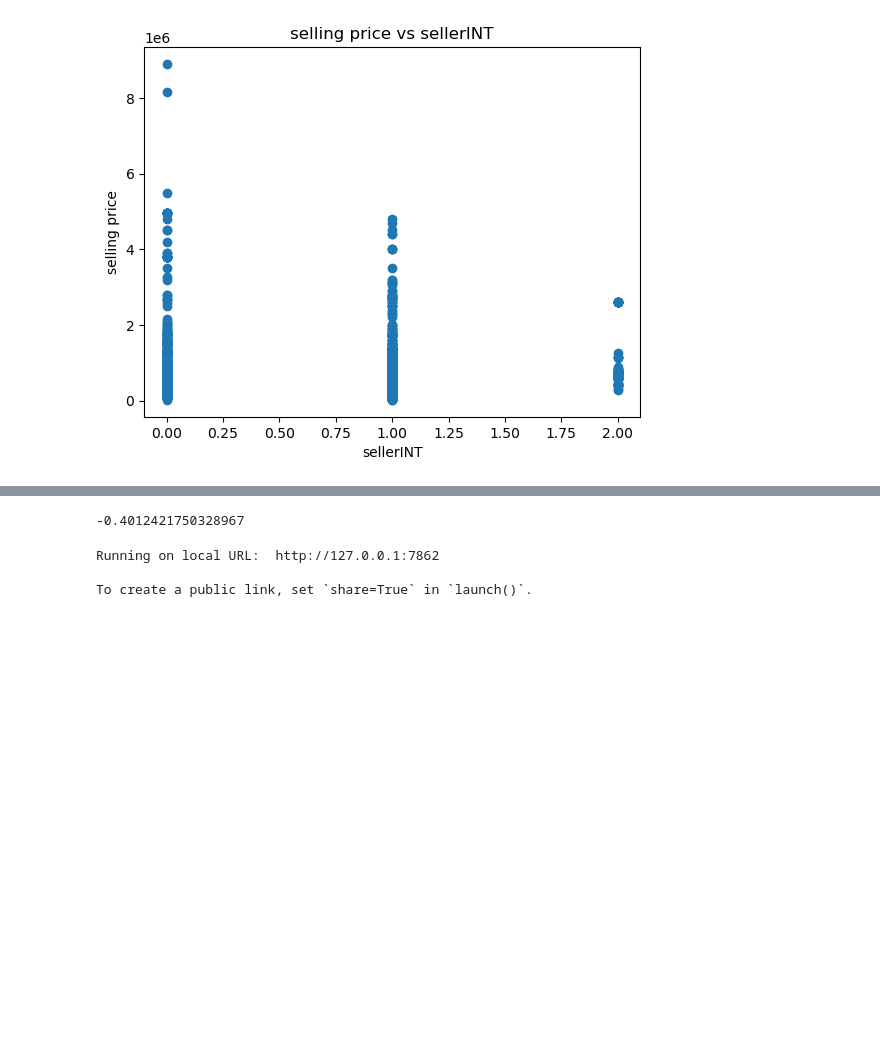
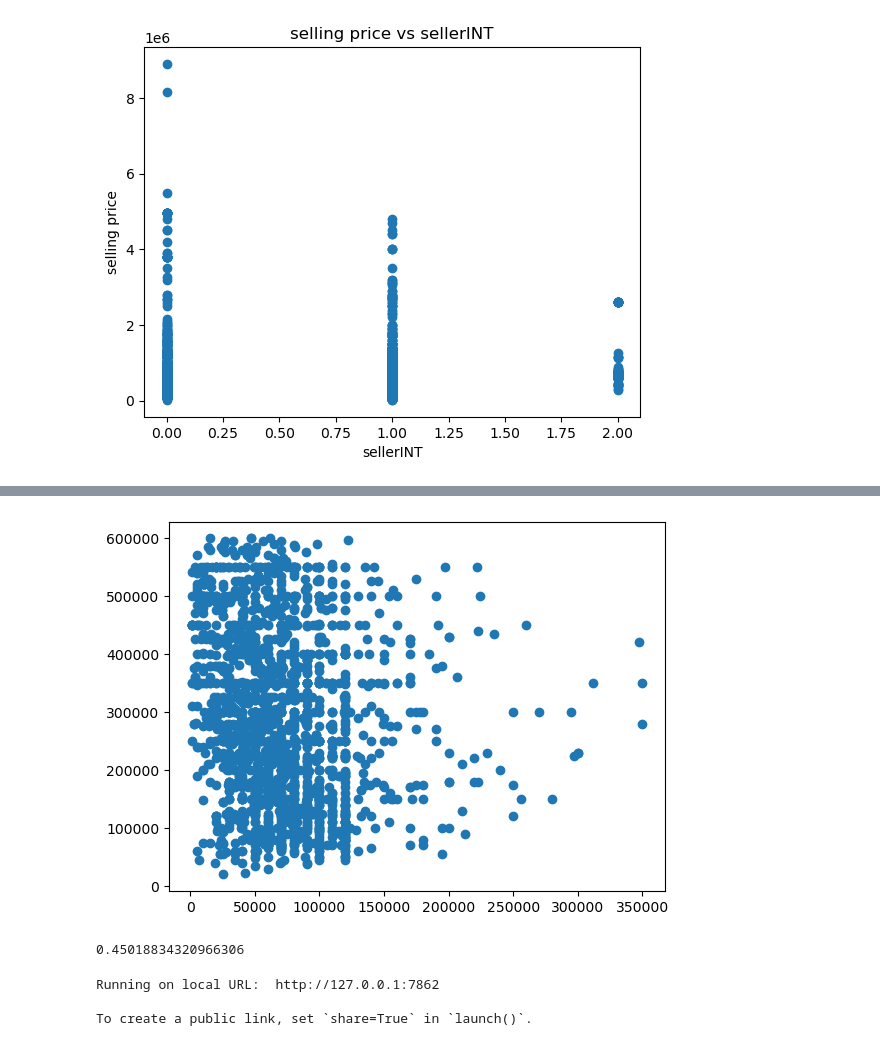
Before and after one commit to ahmmadh/fcc-ml2, a Jupyter notebook: fcc_ml.ipynb, the cells around one changed output, grey strips where cells are left out. Cells and saved outputs as stored; diff of their text form; code cells hidden in the pictures; blank space fills up the shorter version.

Commit message:
removed outliers in linear regression training set, accuary went up from 4.1 to 4.5 lg_model

```diff
--- a/fcc_ml.ipynb
+++ b/fcc_ml.ipynb
@@ -199,5 +211,9 @@ for col in cars_df2.columns[1:]:
 [figure]
 [figure]
 # %%
-train_valid, test = train_test_split(cars_df2, test_size=0.2, random_state=42)
+cars_df3 = cars_df2.copy()
+cars_df3 = cars_df3[cars_df3["km_driven"]<400000]
+cars_df3 = cars_df3[cars_df3["selling_price"]<600000]
+train_valid, test = train_test_split(cars_df3, test_size=0.2, random_state=42)
 train, valid = train_test_split(train_valid, test_size=0.25, random_state=42)  # 0.25 * 0.8 = 0.2
+cars_df3.describe()
@@ -210,13 +236,23 @@ y_valid = valid['selling_price']
 
 x_test = test.drop('selling_price', axis=1)
 y_test = test['selling_price']
+# %%
+
+#norm = MinMaxScaler().fit(x_train[["km_driven"]])
+#x_train["km_driven"] = norm.transform(x_train[["km_driven"]])
+#x_test["km_driven"] = norm.transform(x_test[["km_driven"]])
+
+plt.scatter(x_train["km_driven"],y_train)
+plt.show()
+# %% [output]
+[figure, added]
 # %%
 lg_model = LinearRegression()
 lg_model = lg_model.fit(x_train,y_train)
 
-lg_model.score(x_valid,y_test)  #the closer to 1 the better
+lg_model.score(x_test,y_test)  #the closer to 1 the better
 # %% [output]
--0.4012421750328967
+0.45018834320966306
 # %%
 #gradio ml function
 def lf_fn(name, year, km_driven, transmission, owner, seller):
```
Also changed, not shown: parts of 5 cells of this notebook.
